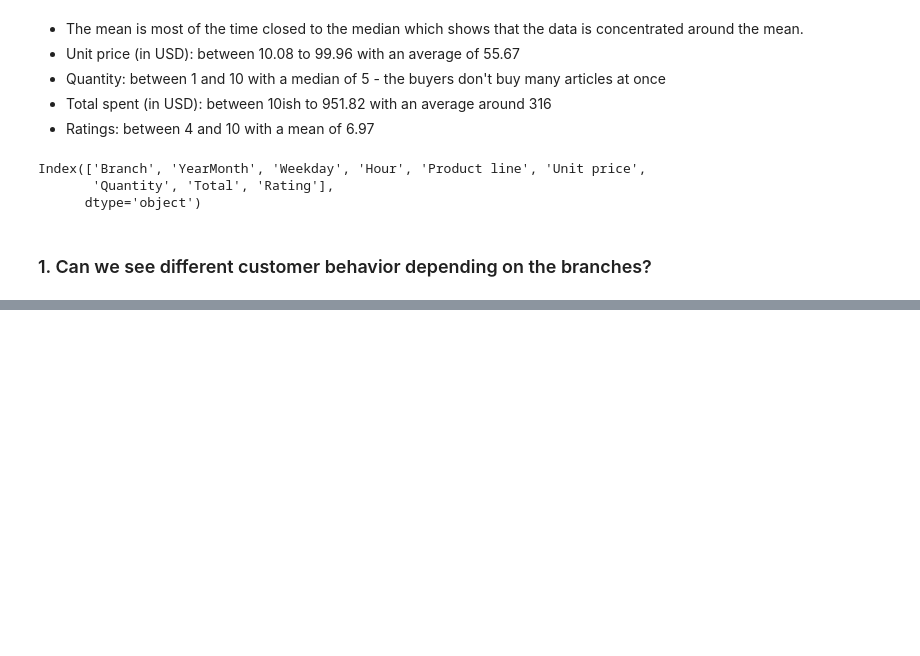
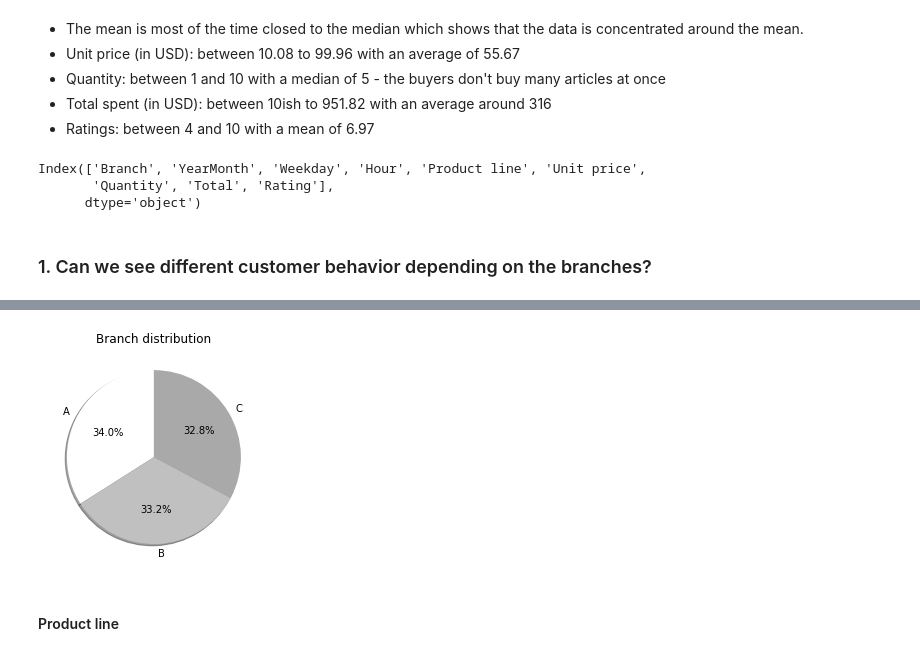
Before and after one commit to Mariehllrd/EDA-supermarket-sales, a Jupyter notebook: EDA.ipynb, the cells around one changed output, grey strips where cells are left out. Cells and saved outputs as stored; diff of their text form; code cells hidden in the pictures; blank space fills up the shorter version.

```diff
--- a/EDA.ipynb
+++ b/EDA.ipynb
@@ -62,0 +73,9 @@ branch_a
+# %%
+plt.pie(retail['Branch'].value_counts(), labels = ['A','B', 'C'],
+        colors = ['white', 'silver', 'darkgrey'], autopct='%1.1f%%', shadow=True, startangle=90)
+plt.title('Branch distribution')
+plt.show()
+# %% [output]
+[figure, added]
+# %% [markdown]
+#### Product line
```
Also changed, not shown: parts of 20 cells of this notebook.
